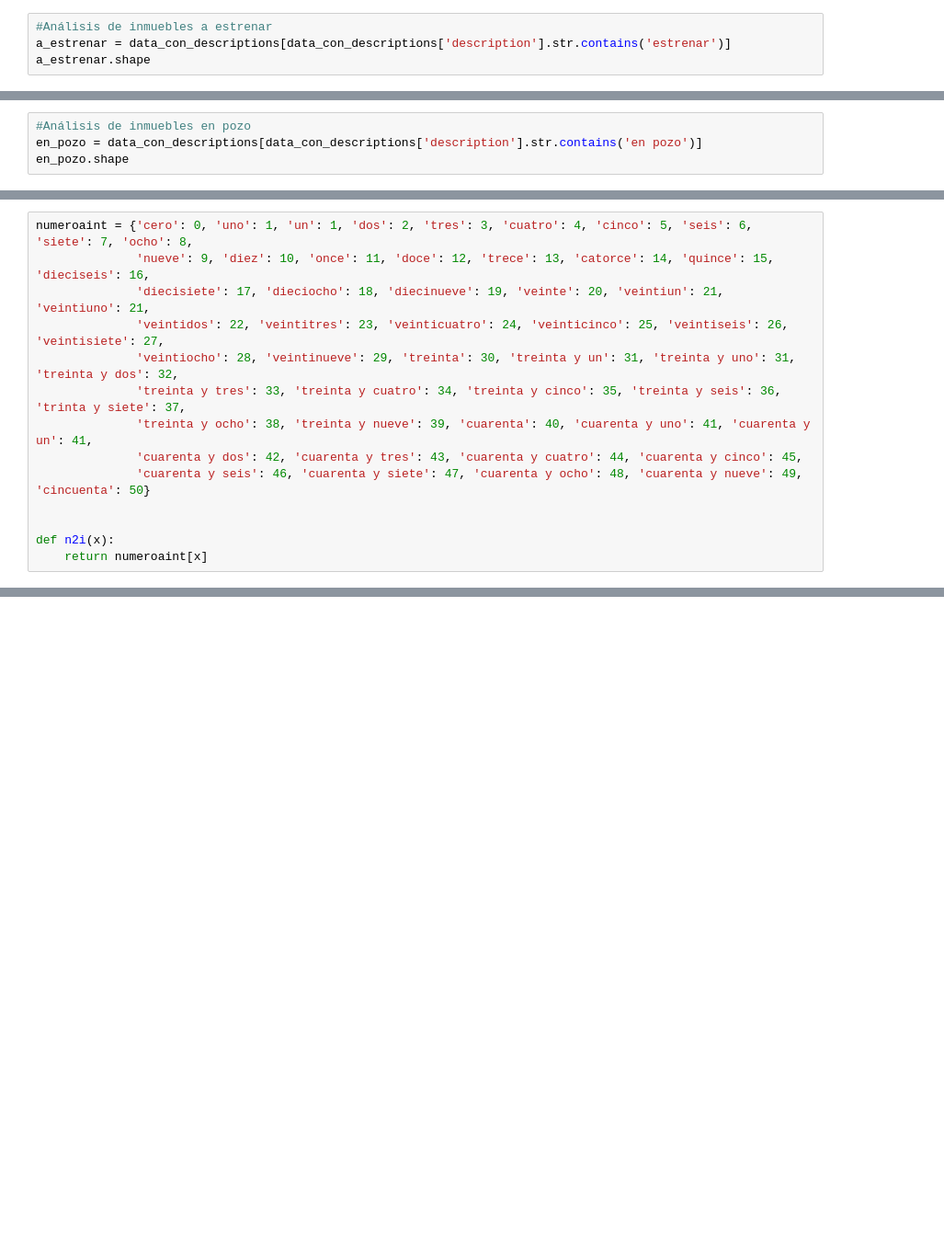
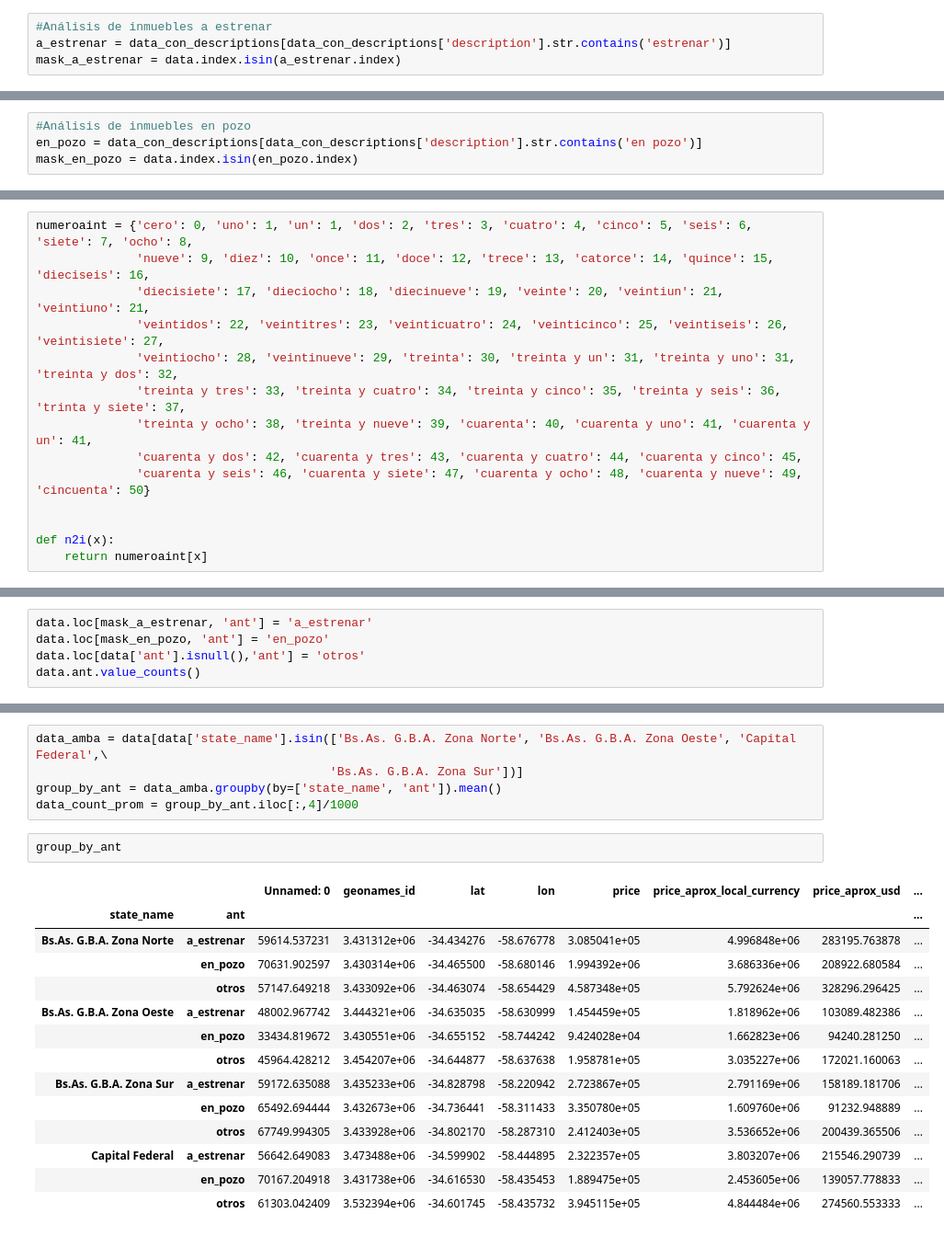
Before and after one commit to ronnygomez/DHDS-7, a Jupyter notebook: Limpieza_antiguedad.ipynb, the cells around one changed output, grey strips where cells are left out. Shown at 92% size. Saved outputs shown, nothing was run; the diff lists cells and outputs as text; blank space fills up the shorter version.

```diff
--- a/Limpieza_antiguedad.ipynb
+++ b/Limpieza_antiguedad.ipynb
@@ -27,4 +46,4 @@ data_con_descriptions.shape
 # %%
 #Análisis de inmuebles a estrenar
 a_estrenar = data_con_descriptions[data_con_descriptions['description'].str.contains('estrenar')]
-a_estrenar.shape
+mask_a_estrenar = data.index.isin(a_estrenar.index)
@@ -33,4 +50,4 @@ a_estrenar.shape
 # %%
 #Análisis de inmuebles en pozo
 en_pozo = data_con_descriptions[data_con_descriptions['description'].str.contains('en pozo')]
-en_pozo.shape
+mask_en_pozo = data.index.isin(en_pozo.index)
@@ -98,0 +93,5 @@ Name: description, Length: 68347, dtype: object
+# %%
+data.loc[mask_a_estrenar, 'ant'] = 'a_estrenar'
+data.loc[mask_en_pozo, 'ant'] = 'en_pozo'
+data.loc[data['ant'].isnull(),'ant'] = 'otros'
+data.ant.value_counts()
@@ -99,2 +154,24 @@ Name: description, Length: 68347, dtype: object
+# %%
+data_amba = data[data['state_name'].isin(['Bs.As. G.B.A. Zona Norte', 'Bs.As. G.B.A. Zona Oeste', 'Capital Federal',\
+                                         'Bs.As. G.B.A. Zona Sur'])]
+group_by_ant = data_amba.groupby(by=['state_name', 'ant']).mean()
+data_count_prom = group_by_ant.iloc[:,4]/1000
+# %%
+group_by_ant
+# %% [output]
+|  |  | Unnamed: 0 | geonames_id | lat | lon | price | price_aprox_local_currency | price_aprox_usd | ... |
+| state_name | ant |  |  |  |  |  |  |  | ... |
+| Bs.As. G.B.A. Zona Norte | a_estrenar | 59614.537231 | 3.431312e+06 | -34.434276 | -58.676778 | 3.085041e+05 | 4.996848e+06 | 283195.763878 | ... |
+|  | en_pozo | 70631.902597 | 3.430314e+06 | -34.465500 | -58.680146 | 1.994392e+06 | 3.686336e+06 | 208922.680584 | ... |
+|  | otros | 57147.649218 | 3.433092e+06 | -34.463074 | -58.654429 | 4.587348e+05 | 5.792624e+06 | 328296.296425 | ... |
+| Bs.As. G.B.A. Zona Oeste | a_estrenar | 48002.967742 | 3.444321e+06 | -34.635035 | -58.630999 | 1.454459e+05 | 1.818962e+06 | 103089.482386 | ... |
+|  | en_pozo | 33434.819672 | 3.430551e+06 | -34.655152 | -58.744242 | 9.424028e+04 | 1.662823e+06 | 94240.281250 | ... |
+|  | otros | 45964.428212 | 3.454207e+06 | -34.644877 | -58.637638 | 1.958781e+05 | 3.035227e+06 | 172021.160063 | ... |
+| Bs.As. G.B.A. Zona Sur | a_estrenar | 59172.635088 | 3.435233e+06 | -34.828798 | -58.220942 | 2.723867e+05 | 2.791169e+06 | 158189.181706 | ... |
+|  | en_pozo | 65492.694444 | 3.432673e+06 | -34.736441 | -58.311433 | 3.350780e+05 | 1.609760e+06 | 91232.948889 | ... |
+|  | otros | 67749.994305 | 3.433928e+06 | -34.802170 | -58.287310 | 2.412403e+05 | 3.536652e+06 | 200439.365506 | ... |
+| Capital Federal | a_estrenar | 56642.649083 | 3.473488e+06 | -34.599902 | -58.444895 | 2.322357e+05 | 3.803207e+06 | 215546.290739 | ... |
+|  | en_pozo | 70167.204918 | 3.431738e+06 | -34.616530 | -58.435453 | 1.889475e+05 | 2.453605e+06 | 139057.778833 | ... |
+|  | otros | 61303.042409 | 3.532394e+06 | -34.601745 | -58.435732 | 3.945115e+05 | 4.844484e+06 | 274560.553333 | ... |
 # %%
 # %% [output]
```
Also changed, not shown: parts of 16 cells of this notebook, 2 other files.
